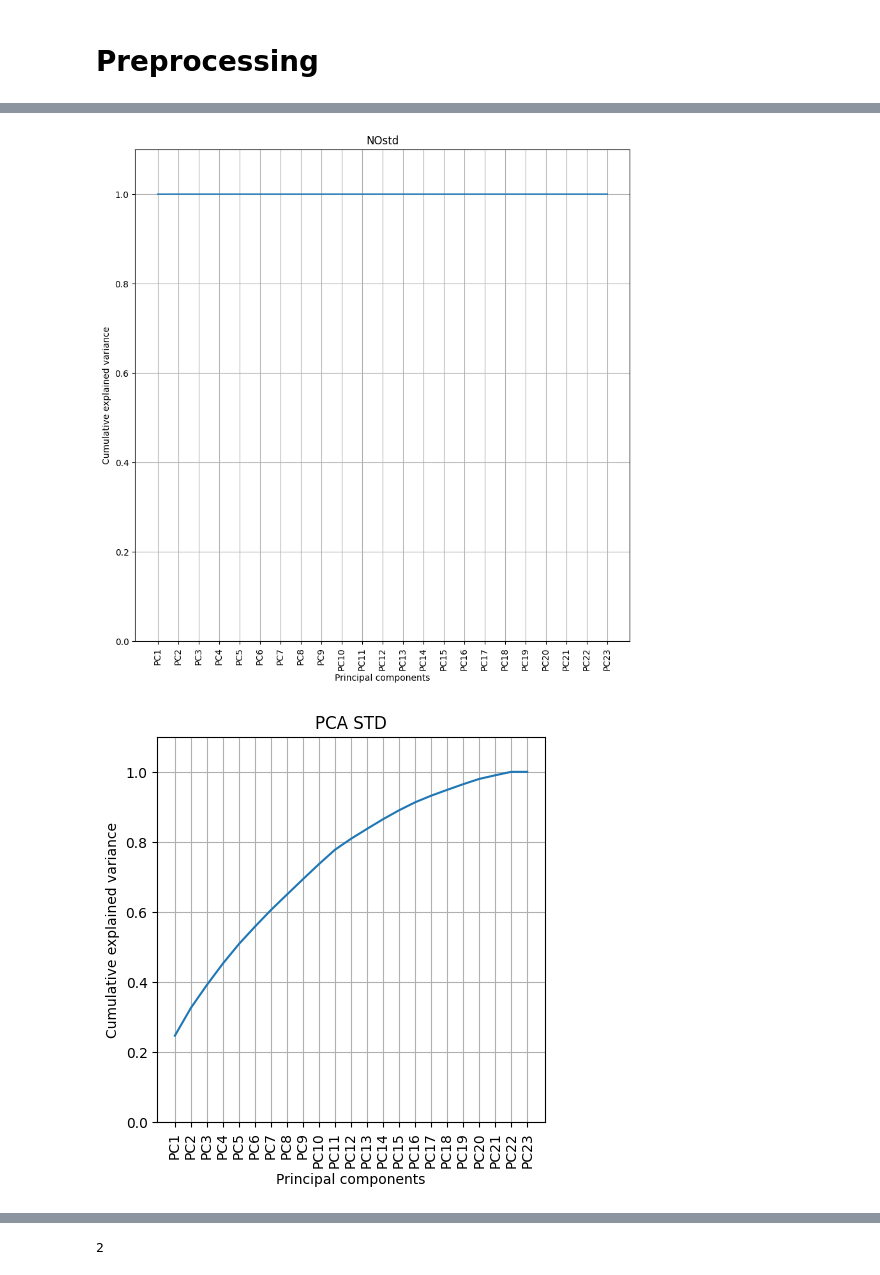
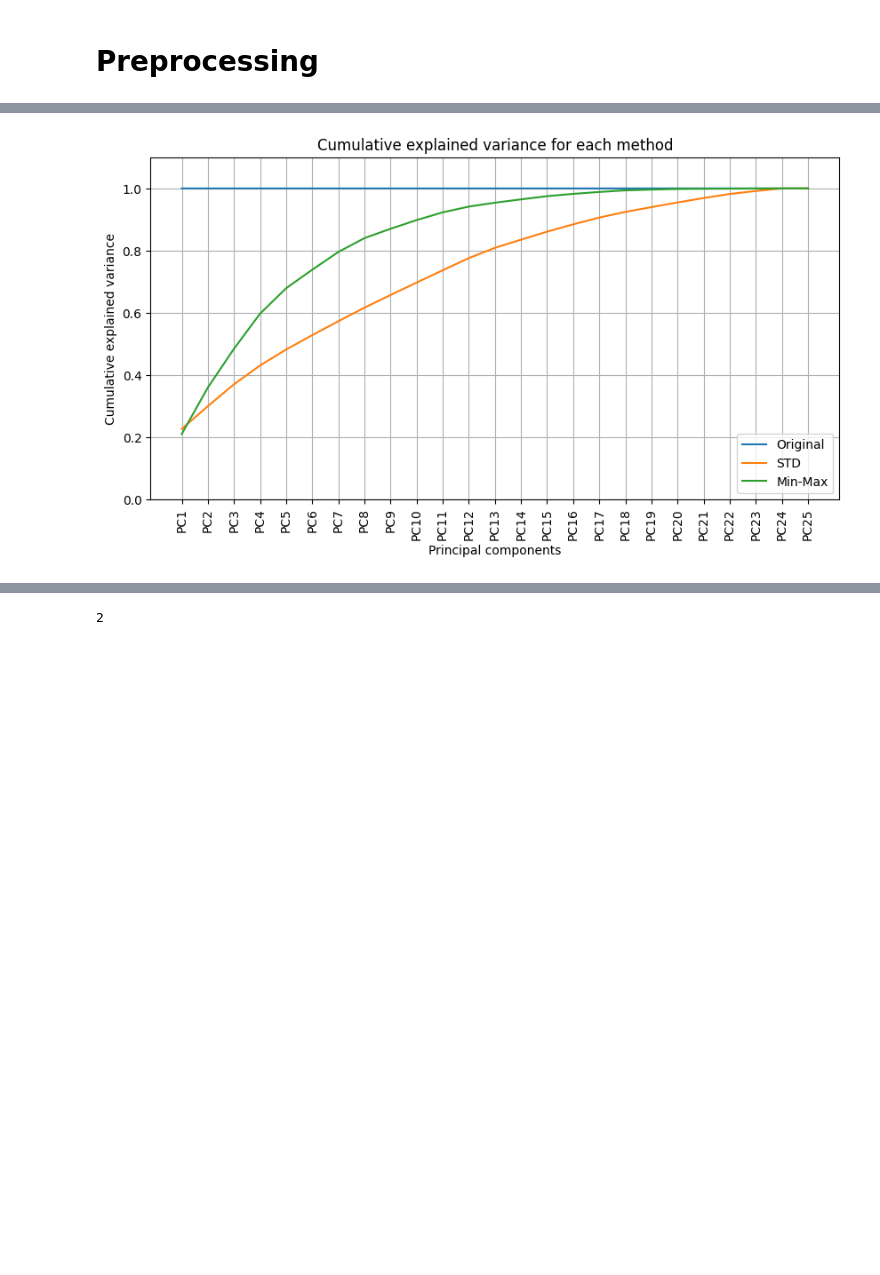
Before and after one commit to mattiaottoborgo/HW_PCA, a Jupyter notebook: HW_PCA.ipynb, the cells around one changed output, grey strips where cells are left out. Cells and saved outputs as stored; diff of their text form; code cells hidden in the pictures; blank space fills up the shorter version.

```diff
--- a/HW_PCA.ipynb
+++ b/HW_PCA.ipynb
@@ -119,0 +132,3 @@ Dt_Customer ['01-10-2012' '24-03-2013' '04-11-2013' '29-11-2013' '24-10-2013'
+# %%
+workdf['Age']=2023-workdf['Year_Birth']
+workdf['Age'].sort_values().value_counts().sort_index().plot(kind='bar',figsize=(10,10))
@@ -272,7 +238,14 @@ workdf=workdf.merge(date_df,left_on='Dt_Customer', right_on='date')
 # %%
+date_df=pd.to_datetime(workdf['Dt_Customer'],format='%d-%m-%Y').to_frame(name="date")
+date_df.iloc[:,0]
+date_df['day']=[d.day for d in date_df.iloc[:,0]]
+date_df['month']=[d.month for d in date_df.iloc[:,0]]
+date_df['year']=[d.year for d in date_df.iloc[:,0]]
+date_df['date']=[d.strftime("%d-%m-%Y") for d in date_df['date']]
+workdf=workdf.merge(date_df,left_on='Dt_Customer', right_on='date')
 #Pre processing
-features_excluded=['Education','Marital_Status','Dt_Customer','date','AcceptedCmp3', 'AcceptedCmp4', 'AcceptedCmp5', 'AcceptedCmp1',
-       'AcceptedCmp2', 'Complain', 'Response','NumDealsPurchases','Recency','day','month','day_cos','day_sin','month_cos','month_sin']
+features_excluded=['Education','Marital_Status','Dt_Customer','AcceptedCmp3', 'AcceptedCmp4', 'AcceptedCmp5', 'AcceptedCmp1',
+       'AcceptedCmp2', 'Complain', 'Response','NumDealsPurchases','Recency','Year_Birth','date']
 Xworkdf=workdf.drop(features_excluded,axis=1).copy()
 Xworkdf
 stdScaler=StandardScaler()
@@ -284,46 +257,47 @@ Xworkdf_mm=mmScaler.transform(Xworkdf.values)
 # %%
 #full pca
 
 pca=PCA()
 pca_std=PCA()
 pca_mm=PCA()
 
 pca.fit(Xworkdf.values)
 pca_std.fit(Xworkdf_std)
 pca_mm.fit(Xworkdf_mm)
 
-plt.figure(figsize=(10,10))
-plt.plot(np.cumsum(pca.explained_variance_ratio_))
-plt.title('NOstd')
+plt.figure(figsize=(10,5))
+plt.plot(np.cumsum(pca.explained_variance_ratio_),label='Original')
+#plt.title('NOstd')
+plt.title('Cumulative explained variance for each method')
 plt.ylim([0, 1.1])
 plt.xticks(ticks=np.arange(pca.n_features_),
            labels=[f'PC{i + 1}' for i in range(pca.n_features_)],rotation='vertical')
 plt.xlabel('Principal components')
 plt.ylabel('Cumulative explained variance')
+#plt.grid()
+#plt.show()
+
+#plt.figure(figsize=(5,5))
+plt.plot(np.cumsum(pca_std.explained_variance_ratio_),label='STD')
+#plt.title('PCA STD')
+#plt.ylim([0, 1.1])
+#plt.xticks(ticks=np.arange(pca_std.n_features_),
+#           labels=[f'PC{i + 1}' for i in range(pca_std.n_features_)],rotation='vertical')
+#plt.xlabel('Principal components')
+#plt.ylabel('Cumulative explained variance')
+#plt.grid()
+#plt.show()
+
+#plt.figure(figsize=(5,5))
+plt.plot(np.cumsum(pca_mm.explained_variance_ratio_),label='Min-Max')
+#plt.title('PCA Min-Max')
+#plt.ylim([0, 1.1])
+#plt.xticks(ticks=np.arange(pca_mm.n_features_),
+#           labels=[f'PC{i + 1}' for i in range(pca_mm.n_features_)],rotation='vertical')
+#plt.xlabel('Principal components')
+#plt.ylabel('Cumulative explained variance')
+plt.legend()
 plt.grid()
 plt.show()
-
-plt.figure(figsize=(5,5))
-plt.plot(np.cumsum(pca_std.explained_variance_ratio_))
-plt.title('PCA STD')
-plt.ylim([0, 1.1])
-plt.xticks(ticks=np.arange(pca_std.n_features_),
-           labels=[f'PC{i + 1}' for i in range(pca_std.n_features_)],rotation='vertical')
-plt.xlabel('Principal components')
-plt.ylabel('Cumulative explained variance')
-plt.grid()
-plt.show()
-
-plt.figure(figsize=(5,5))
-plt.plot(np.cumsum(pca_mm.explained_variance_ratio_))
-plt.title('PCA Min-Max')
-plt.ylim([0, 1.1])
-plt.xticks(ticks=np.arange(pca_mm.n_features_),
-           labels=[f'PC{i + 1}' for i in range(pca_mm.n_features_)],rotation='vertical')
-plt.xlabel('Principal components')
-plt.ylabel('Cumulative explained variance')
-plt.grid()
-plt.show()
 # %% [output]
-[figure, old version]
+[figure, new version]
-[figure, removed]
```
Also changed, not shown: parts of 19 cells of this notebook, 1 other file.
